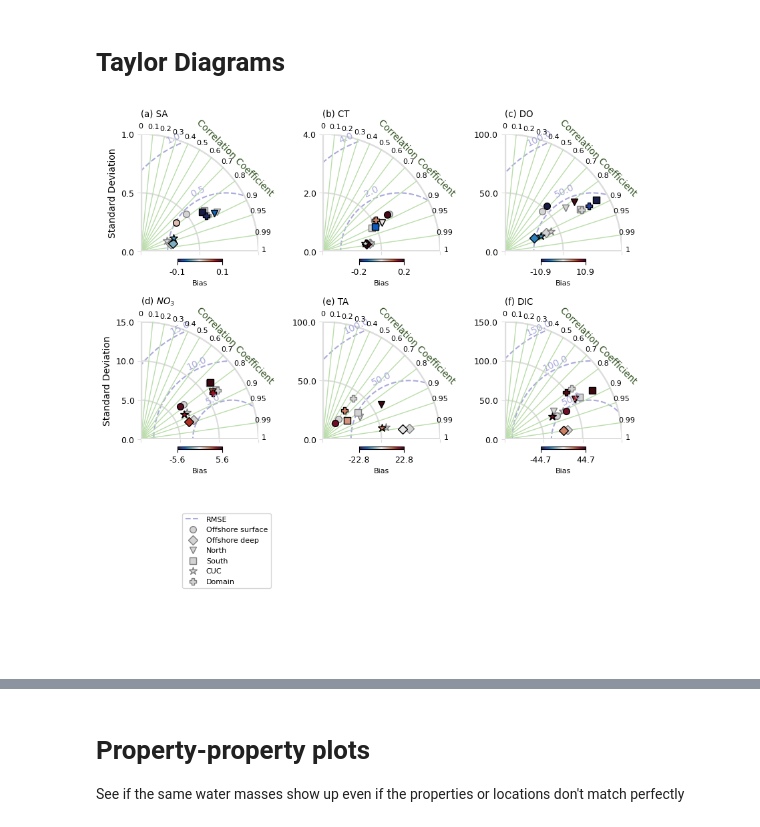
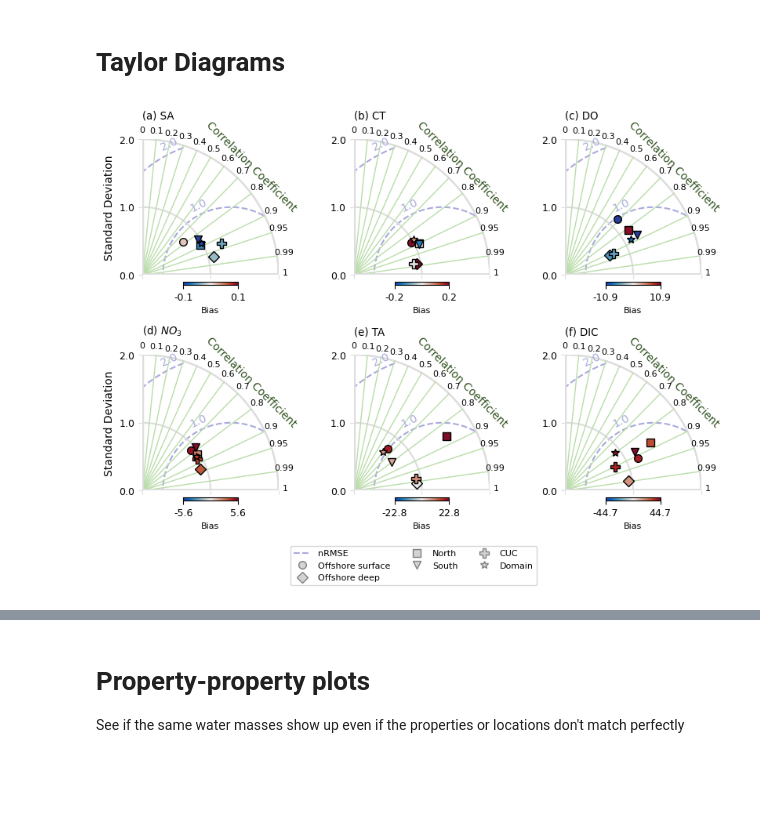
Before and after one commit to rbeutel/LO_user, a Jupyter notebook: eval/regional_evals.ipynb, the cells around one changed output, grey strips where cells are left out. Drawn from its saved outputs; the diff is of its cells as text; code cells hidden in the pictures; blank space fills up the shorter version.

Commit message:
input group comments to taylor plot

```diff
--- a/eval/regional_evals.ipynb
+++ b/eval/regional_evals.ipynb
@@ -814,6 +766,21 @@ SUBPLOTS_DATA = [
         }
     }
 ]
+# %%
+# lets try to truncate the colourmap
+from matplotlib.colors import TwoSlopeNorm
+from matplotlib.colors import LinearSegmentedColormap
+
+# Function to truncate a colormap
+def truncate_colormap(cmap, minval=0.0, maxval=1.0, n=256):
+    new_cmap = LinearSegmentedColormap.from_list(
+        f'truncated({cmap.name},{minval:.2f},{maxval:.2f})',
+        cmap(np.linspace(minval, maxval, n))
+    )
+    return new_cmap
+
+# Truncate the 'balance' colormap to exclude extreme colors
+truncated_cmap = truncate_colormap(cm.balance, minval=0.1, maxval=0.9)
 # %%
 MARKERS = {
     "Offshore surface": {
@@ -829,25 +796,25 @@ MARKERS = {
         "markersize": 7
     },
     "North": {
-        "marker": "v",
+        "marker": "s",
         "color_edge": "#00AA00",
         "color_face": "#33DD33",
         "markersize": 7
     },
     "South": {
-        "marker": "s",
+        "marker": "v",
         "color_edge": "#0000AA",
         "color_face": "#3333DD",
         "markersize": 7
     },
     "CUC": {
-        "marker": "*",
+        "marker": "P",
         "color_edge": "#D4AF37",
         "color_face": "#FFD700",
         "markersize": 9
     },
     "Domain": {
-        "marker": "P",
+        "marker": "*",
         "color_edge": "#D4AF37",
         "color_face": "#FFD700",
         "markersize": 7
@@ -888,8 +855,8 @@ if __name__ == '__main__':
     plt.rcParams.update({'font.size': FONT_SIZE-1})
 
     # create figure with 2 lines and 3 columns
-    fig_size = (3*2.8, 3*2.8)
-    fig, axs = plt.subplots(3, 3, figsize=fig_size)#, sharey=True)
+    fig_size = (3*2.8, 2*2.8)
+    fig, axs = plt.subplots(2, 3, figsize=fig_size)#, sharey=True)
 
     # build subplot by subplot
     for subplot_data in SUBPLOTS_DATA:
@@ -899,8 +866,7 @@ if __name__ == '__main__':
         ax = axs[subplot_data["axis_idx"][0]][subplot_data["axis_idx"][1]]
         # ax.set(adjustable='box', aspect='equal')
 
-        stdmax = np.max([subplot_data['observed'][key][0] for key in subplot_data['observed'].keys()])
-        stdev, crmsd, ccoef = stdmax, 0, 1
+        stdev, crmsd, ccoef = 1.3, 0, 1
         # create the plot with the observed data
         sm.taylor_diagram(ax,
                           np.asarray((stdev, stdev)),
@@ -918,36 +884,14 @@ if __name__ == '__main__':
                           colframe='#DDDDDD',
                           labelweight='normal')
 
-        # add correlation coefficient label
-        # ax.text(32,32,'r',color='#315221',weight='bold',fontsize=FONT_SIZE+3)
-
-        # create one overlay for observed standard deviation
-        for model_id, (stdev, crmsd, ccoef) in subplot_data["observed"].items():
-            marker = MARKERS[model_id]
-            colour = cmap(norm(bias))
-            sm.taylor_diagram(ax,
-                              np.asarray((stdev, stdev)),
-                              np.asarray((crmsd, crmsd)),
-                              np.asarray((ccoef, ccoef)),
-                              markersymbol = marker["marker"],
-                              markercolors = {
-                                "face": 'lightgray',
-                                "edge": 'gray'
-                              },
-                              markersize = marker["markersize"],
-                              alpha = 1.0,
-                              overlay = 'on',
-                              styleCOR = '-',
-                              styleSTD = '-')
-
         # define and plot colourbar
         biases =np.array([subplot_data['modeled'][key][-1] for key in subplot_data['modeled'].keys()])
         vmin, vmax = -np.max(abs(biases)), np.max(abs(biases))  # Set the range based on your data
         vcenter = 0
         norm = mcolors.TwoSlopeNorm(vmin=vmin, vcenter=vcenter, vmax=vmax)
-        cmap = cm.balance
+        cmap = truncated_cmap
         cb = plt.cm.ScalarMappable(cmap=cmap, norm=norm)
-        cbar = plt.colorbar(cb, ax=ax, location='bottom', shrink=0.3, pad=0.05, orientation='horizontal',label='Bias')
+        cbar = plt.colorbar(cb, ax=ax, location='bottom', shrink=0.3, pad=0.04, orientation='horizontal',label='Bias')
         cbar.set_ticks([vmin, vmax])  # Only show labels at the ends
         cbar.set_ticklabels([f"{vmin:.1f}", f"{vmax:.1f}"])  # Format tick labels
         cbar.ax.tick_params(labelsize=FONT_SIZE)  # Adjust label size
@@ -983,42 +927,36 @@ if __name__ == '__main__':
                           fontsize=FONT_SIZE+1)
 
         # add xlabel or hide xticklabels
         if subplot_data["x_label"]:
             ax.set_xlabel("Standard Deviation",
                           fontsize=FONT_SIZE+1)
         else:
             ax.set_xticklabels(ax.get_xticklabels(), color=ax.get_facecolor())
 
-    # create legend in the last subplot
-    ax = axs[2][1]
-    ax.axis('off')
-    ax = axs[2][2]
-    ax.axis('off')
-    ax = axs[2][0]
-    ax.axis('off')
-
     # build legend handles
     legend_handles = []
     legend_handles.append(mlines.Line2D([], [],
                           color=STYLES_RMS['color'],
                           linestyle=STYLES_RMS['linestyle'],
-                          label="RMSE"))
+                          label="nRMSE"))
 
     for marker_label, marker_desc in MARKERS.items():
         marker = mlines.Line2D([], [],
                                marker=marker_desc["marker"],
                                markersize=marker_desc["markersize"],
                                markerfacecolor='lightgray',
                                markeredgecolor='gray',
                                linestyle='None',
                                label=marker_label)
         legend_handles.append(marker)
         del marker_label, marker_desc, marker
 
-    # create legend and free memory
-    ax.legend(handles=legend_handles, loc='best')
+    # Add a figure-wide legend below the subplots
+    fig.legend(handles=legend_handles, loc='upper center', ncol=3, bbox_to_anchor=(0.5, -0.001), frameon=True)
 
     # avoid some overlapping
     plt.tight_layout()
+
+    plt.savefig('/data1/bbeutel/LO_user/ariane/figures/Taylor.pdf', bbox_inches='tight')
 # %% [output]
-[figure, old version]
+[figure, new version]
```
Also changed, not shown: parts of 4 cells of this notebook.
